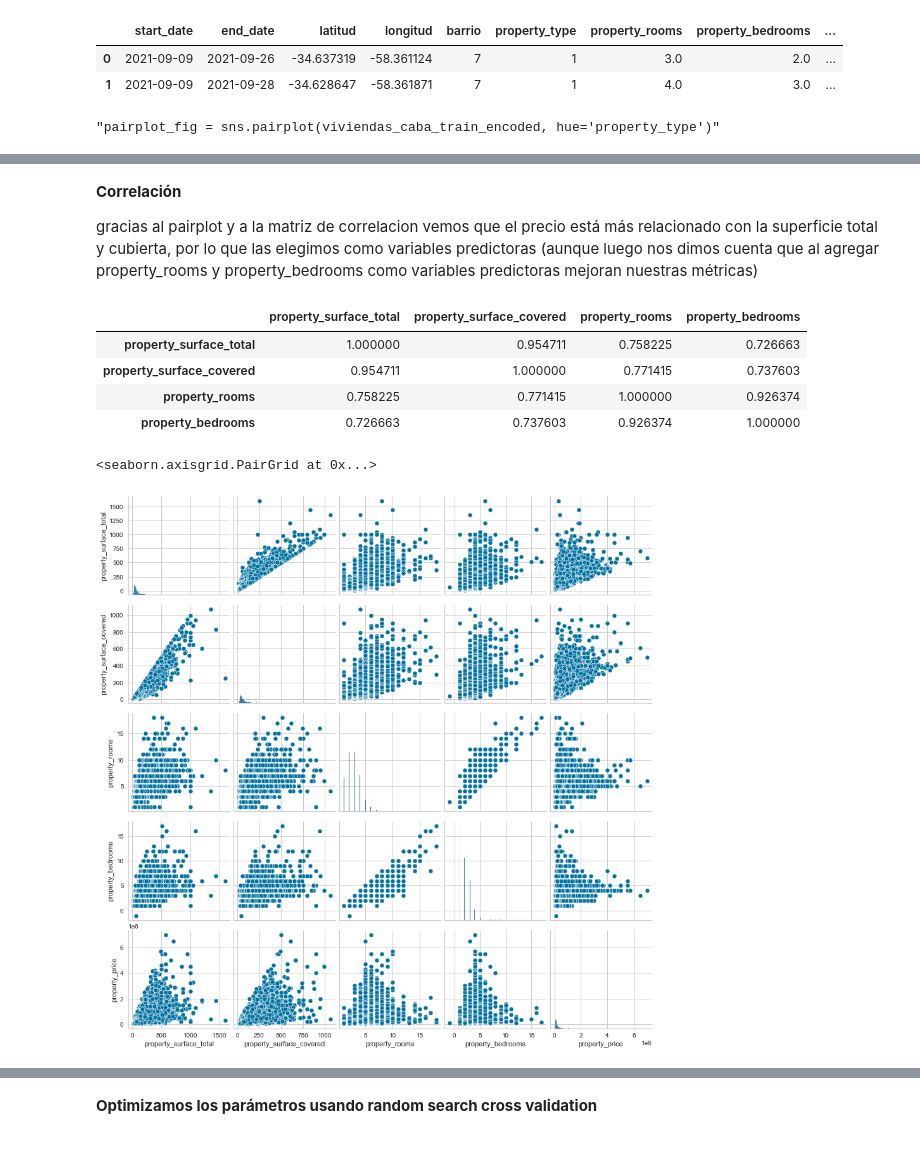
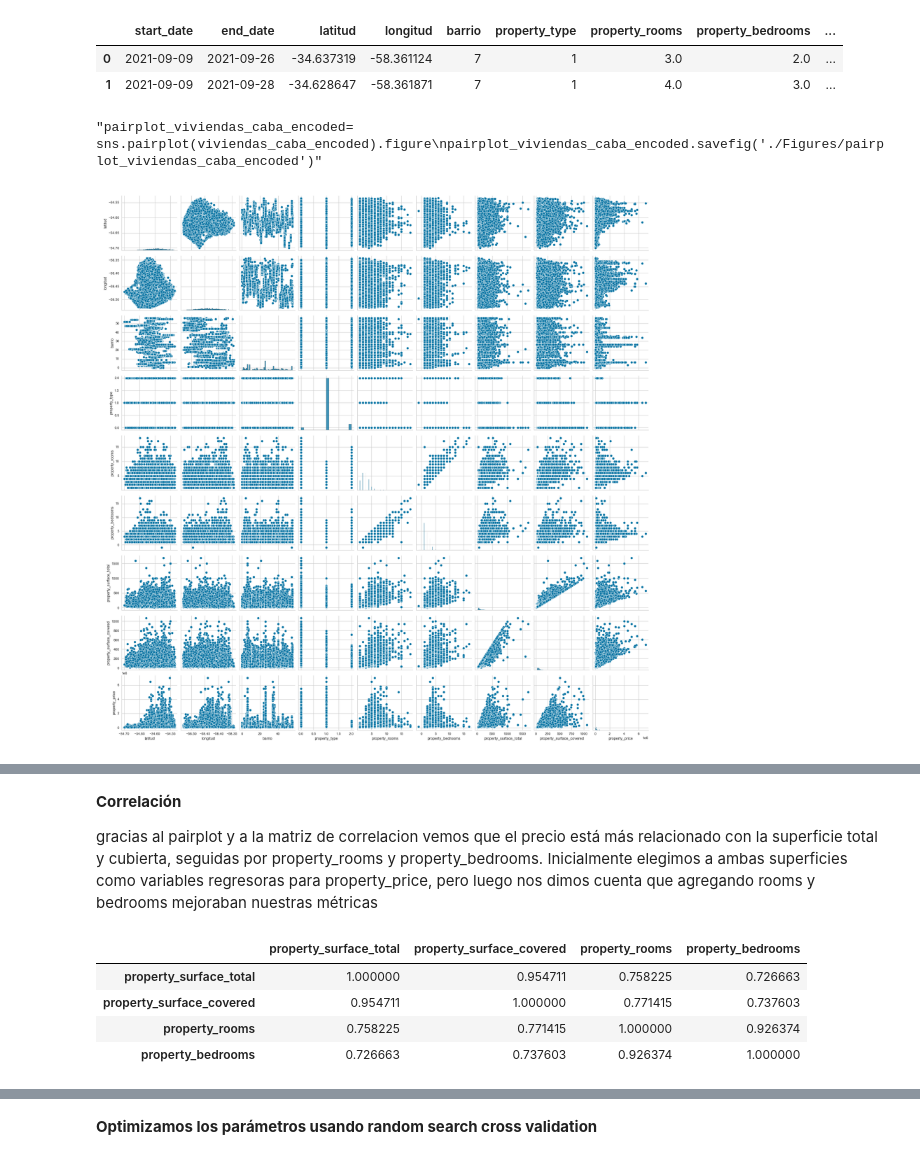
Before and after one commit to iankvdh/Organizacion-de-Datos-2C2022-GRUPO22, a Jupyter notebook: 7506R_TP1_GRUPO22_ENTREGA_REGRESION.ipynb, the cells around one changed output, grey strips where cells are left out. Drawn from its saved outputs; the diff is of its cells as text; code cells hidden in the pictures.

```diff
--- a/7506R_TP1_GRUPO22_ENTREGA_REGRESION.ipynb
+++ b/7506R_TP1_GRUPO22_ENTREGA_REGRESION.ipynb
@@ -63,10 +63,15 @@ viviendas_caba_encoded.head(2)
 |  | start_date | end_date | latitud | longitud | barrio | property_type | property_rooms | property_bedrooms | ... |
 | 0 | 2021-09-09 | 2021-09-26 | -34.637319 | -58.361124 | 7 | 1 | 3.0 | 2.0 | ... |
 | 1 | 2021-09-09 | 2021-09-28 | -34.628647 | -58.361871 | 7 | 1 | 4.0 | 3.0 | ... |
-# %%
-"""pairplot_fig = sns.pairplot(viviendas_caba_train_encoded, hue='property_type')"""
-# %% [output]
-"pairplot_fig = sns.pairplot(viviendas_caba_train_encoded, hue='property_type')"
+# %%
+"""pairplot_viviendas_caba_encoded= sns.pairplot(viviendas_caba_encoded).figure
+pairplot_viviendas_caba_encoded.savefig('./Figures/pairplot_viviendas_caba_encoded')"""
+# %% [output]
+"pairplot_viviendas_caba_encoded= sns.pairplot(viviendas_caba_encoded).figure\npairplot_viviendas_caba_encoded.savefig('./Figures/pairplot_viviendas_caba_encoded')"
+# %%
+Image(filename = './Figures/pairplot_viviendas_caba_encoded.png', width=1000, height=1000)
+# %% [output]
+[figure, added]
 # %%
 #Heatmap correlación
 viviendas_caba_encoded.corr().style.background_gradient(cmap='coolwarm')
@@ -84,6 +89,6 @@ viviendas_caba_encoded.corr().style.background_gradient(cmap='coolwarm')
 # %% [markdown]
 **Correlación**
 
-gracias al pairplot y a la matriz de correlacion vemos que el precio está más relacionado con la superficie total y cubierta, por lo que las elegimos como variables predictoras (aunque luego nos dimos cuenta que al agregar property_rooms y property_bedrooms como variables predictoras mejoran nuestras métricas)
+gracias al pairplot y a la matriz de correlacion vemos que el precio está más relacionado con la superficie total y cubierta, seguidas por property_rooms y property_bedrooms. Inicialmente elegimos a ambas superficies como variables regresoras para property_price, pero luego nos dimos cuenta que agregando rooms y bedrooms mejoraban nuestras métricas
 # %%
 #selecciono variables regresoras y a predecir
@@ -100,10 +106,3 @@ X_train.corr().style.background_gradient(cmap='coolwarm')
 | property_surface_covered | 0.954711 | 1.000000 | 0.771415 | 0.737603 |
 | property_rooms | 0.758225 | 0.771415 | 1.000000 | 0.926374 |
 | property_bedrooms | 0.726663 | 0.737603 | 0.926374 | 1.000000 |
-# %%
-#Grafico de a pares incluyendo variable a predecir
-xy_train_sin_outliers = pd.concat([X_train, y_train], axis=1)
-sns.pairplot(xy_train_sin_outliers)
-# %% [output]
-<seaborn.axisgrid.PairGrid at 0x...>
-[figure, removed]
```
Also changed, not shown: parts of 85 cells of this notebook, 4 other files.
